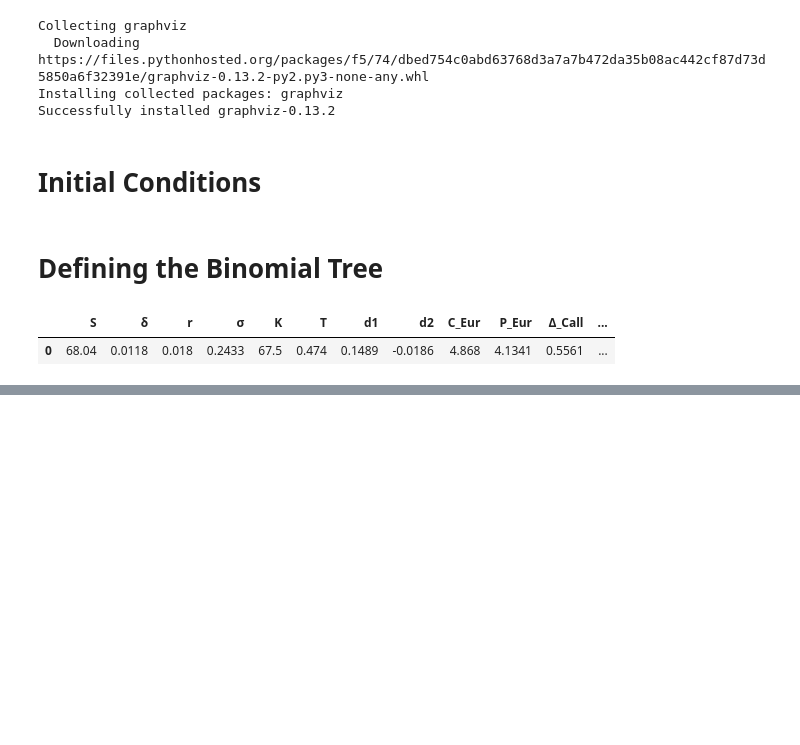
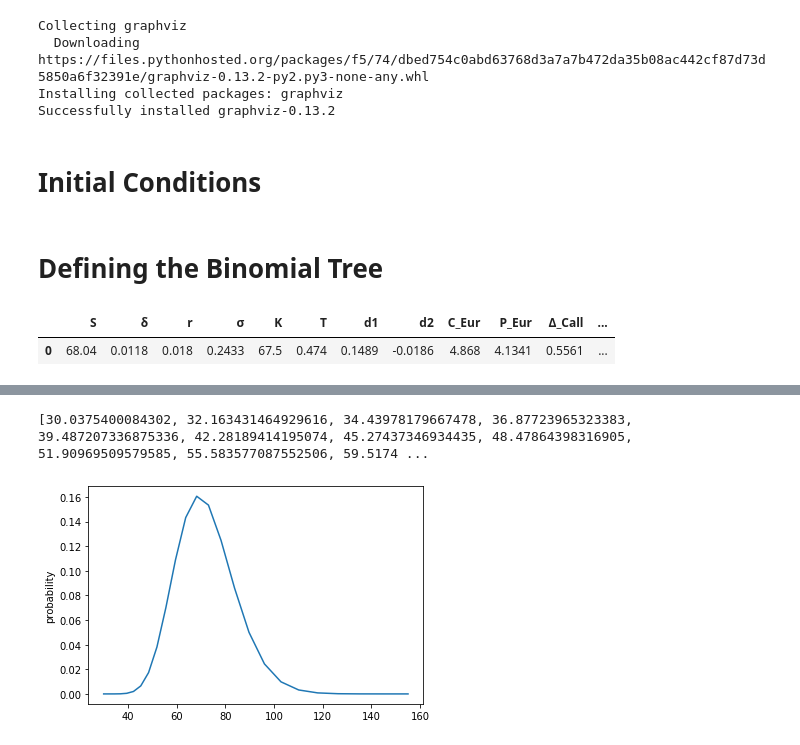
Before and after one commit to ajwittmond/financeHomework, a Jupyter notebook: financeHomework3.ipynb, the cells around one changed output, grey strips where cells are left out. Cells and saved outputs as stored; diff of their text form; code cells hidden in the pictures; blank space fills up the shorter version.

```diff
--- a/financeHomework3.ipynb
+++ b/financeHomework3.ipynb
@@ -96,12 +96,12 @@ class BinomialModel:
 
 
     #creates recombining tree
-    def getTree(self,periods):
+    def getTree(self,periods,drift=True):
         levels = []
         prevlevel = []
         h = self.T/periods
-        u = np.exp((self.r - self.δ)*h + self.σ*np.sqrt(h))
-        d = np.exp((self.r - self.δ)*h - self.σ*np.sqrt(h))
+        u = np.exp(( (self.r - self.δ)*h if drift else 0) + self.σ*np.sqrt(h))
+        d = np.exp(((self.r - self.δ)*h if drift else 0) - self.σ*np.sqrt(h))
         p = (np.exp((self.r - self.δ)*h) - d)/(u - d)
         periods += 1
         for i in range(0,periods): #fill out bottom level
@@ -134,6 +134,18 @@ class BinomialModel:
         print("h: ",h," u: ",u," d: ",d," p: ",p)
         return levels
 
+    def getNodeProbabilities(self,periods,drift=True):
+        h = self.T/periods
+        u = np.exp(( (self.r - self.δ)*h if drift else 0) + self.σ*np.sqrt(h))
+        d = np.exp(((self.r - self.δ)*h if drift else 0) - self.σ*np.sqrt(h))
+        p = (np.exp((self.r - self.δ)*h) - d)/(u - d)
+        #over complicated optimization using dynamic programming that is probably slower
+        up = lambda l,i : l[i] if i<len(l) else 0
+        down = lambda l,i : l[i] if i>=0 else 0
+        probs = (lambda n,prev: probs(n+1,[p*up(prev,i) + (1-p)*down(prev,i-1) for i in range(0,n+1)]) if n <= periods else prev)
+        prices = (lambda n,prev: prices(n+1,[d*prev[0] if i==0 else u*prev[i-1] for i in range(0,n+1)]) if n <= periods else prev)
+        return probs(1,[1.0]),prices(1,[self.S])
+
 
 def renderTree(tree):
     dot = Digraph(edge_attr={"splines":"ortho"})
@@ -185,3 +192 @@ h:  0.1184931506849315  u:  1.0864563046453217  d:  0.9188979500074679  p:  0.47
 [drawing not drawn]
-# %%
-model.δ = 0.018
@@ -187,0 +211,11 @@ model.δ = 0.018
+# %%
+probabilities,prices = model.getNodeProbabilities(24)
+print(prices)
+
+import matplotlib.pyplot as plt
+plt.plot(prices,probabilities)
+plt.ylabel('probability')
+plt.show()
+# %% [output]
+[30.0375400084302, 32.163431464929616, 34.43978179667478, 36.87723965323383, 39.487207336875336, 42.28189414195074, 45.27437346934435, 48.47864398316905, 51.90969509579585, 55.583577087552506, 59.5174 ...
+[figure, added]
```
Also changed, not shown: parts of 10 cells of this notebook.
